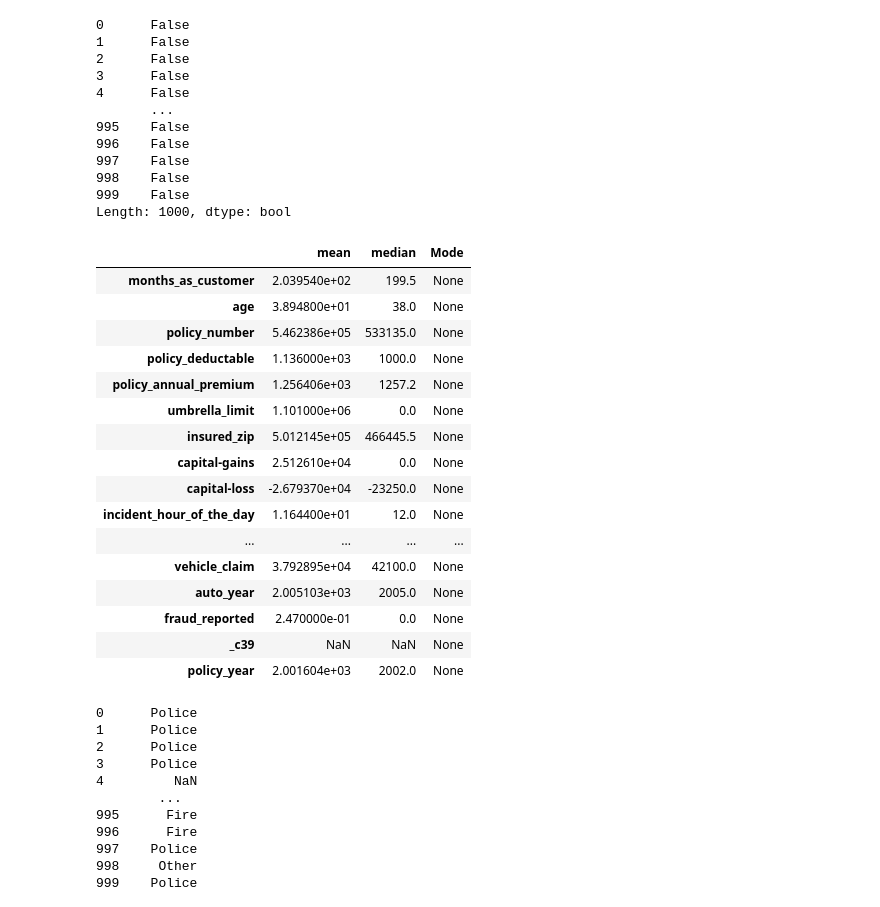
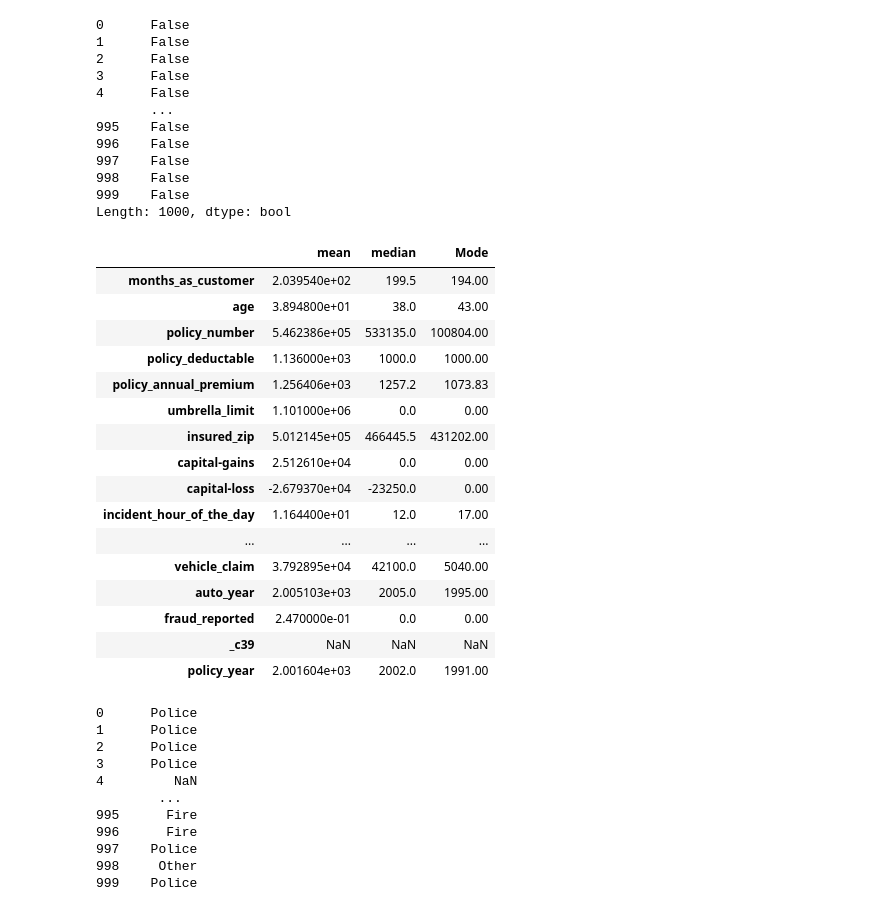
Before and after one commit to DaeheeCodes/2025-spring-B2, a Jupyter notebook: Week2.ipynb, the cells around one changed output. Cells and saved outputs as stored; diff of their text form; code cells hidden in the pictures.

```diff
--- a/Week2.ipynb
+++ b/Week2.ipynb
@@ -83,45 +83,50 @@ Length: 1000, dtype: bool
 # %%
 #What are the mean, median, and mode of each column?
 
 #clean non-numerical data to numeric
 insurance['policy_bind_date'] = pd.to_datetime(insurance['policy_bind_date'], errors='coerce')
 insurance['fraud_reported'] = insurance['fraud_reported'].map({'Y': 1, 'N': 0})
 insurance['policy_year'] = insurance['policy_bind_date'].dt.year
 
 insurance_numeric = insurance.select_dtypes(include=['number']).copy()
 
 summary = insurance_numeric.agg(['mean', 'median']).transpose()
 
 # Calculate mode separately for each column
 mode_values = {}
 for col in insurance_numeric.columns:
-    try:
-        mode_values[col] = stats.mode(insurance_numeric[col].dropna())[0][0]
-    except:
-        mode_values[col] = None  # Handle non-numeric or problematic columns
+    non_na_values = insurance_numeric[col].dropna()
+    if not non_na_values.empty:
+        try:
+            mode_values[col] = stats.mode(non_na_values, keepdims=True).mode[0]  # Updated syntax
+        except Exception as e:
+            mode_values[col] = None
+    else:
+        mode_values[col] = None
+
 
 # Add mode to the summary dataframe
 summary['Mode'] = summary.index.map(mode_values)
 
 summary
 # %% [output]
 |  | mean | median | Mode |
-| months_as_customer | 2.039540e+02 | 199.5 | None |
-| age | 3.894800e+01 | 38.0 | None |
-| policy_number | 5.462386e+05 | 533135.0 | None |
-| policy_deductable | 1.136000e+03 | 1000.0 | None |
-| policy_annual_premium | 1.256406e+03 | 1257.2 | None |
-| umbrella_limit | 1.101000e+06 | 0.0 | None |
-| insured_zip | 5.012145e+05 | 466445.5 | None |
-| capital-gains | 2.512610e+04 | 0.0 | None |
-| capital-loss | -2.679370e+04 | -23250.0 | None |
-| incident_hour_of_the_day | 1.164400e+01 | 12.0 | None |
+| months_as_customer | 2.039540e+02 | 199.5 | 194.00 |
+| age | 3.894800e+01 | 38.0 | 43.00 |
+| policy_number | 5.462386e+05 | 533135.0 | 100804.00 |
+| policy_deductable | 1.136000e+03 | 1000.0 | 1000.00 |
+| policy_annual_premium | 1.256406e+03 | 1257.2 | 1073.83 |
+| umbrella_limit | 1.101000e+06 | 0.0 | 0.00 |
+| insured_zip | 5.012145e+05 | 466445.5 | 431202.00 |
+| capital-gains | 2.512610e+04 | 0.0 | 0.00 |
+| capital-loss | -2.679370e+04 | -23250.0 | 0.00 |
+| incident_hour_of_the_day | 1.164400e+01 | 12.0 | 17.00 |
 | ... | ... | ... | ... |
-| vehicle_claim | 3.792895e+04 | 42100.0 | None |
-| auto_year | 2.005103e+03 | 2005.0 | None |
-| fraud_reported | 2.470000e-01 | 0.0 | None |
-| _c39 | NaN | NaN | None |
-| policy_year | 2.001604e+03 | 2002.0 | None |
+| vehicle_claim | 3.792895e+04 | 42100.0 | 5040.00 |
+| auto_year | 2.005103e+03 | 2005.0 | 1995.00 |
+| fraud_reported | 2.470000e-01 | 0.0 | 0.00 |
+| _c39 | NaN | NaN | NaN |
+| policy_year | 2.001604e+03 | 2002.0 | 1991.00 |
 # %%
 ##Are there any missing or null values?
 
```
Also changed, not shown: 1 other file.
